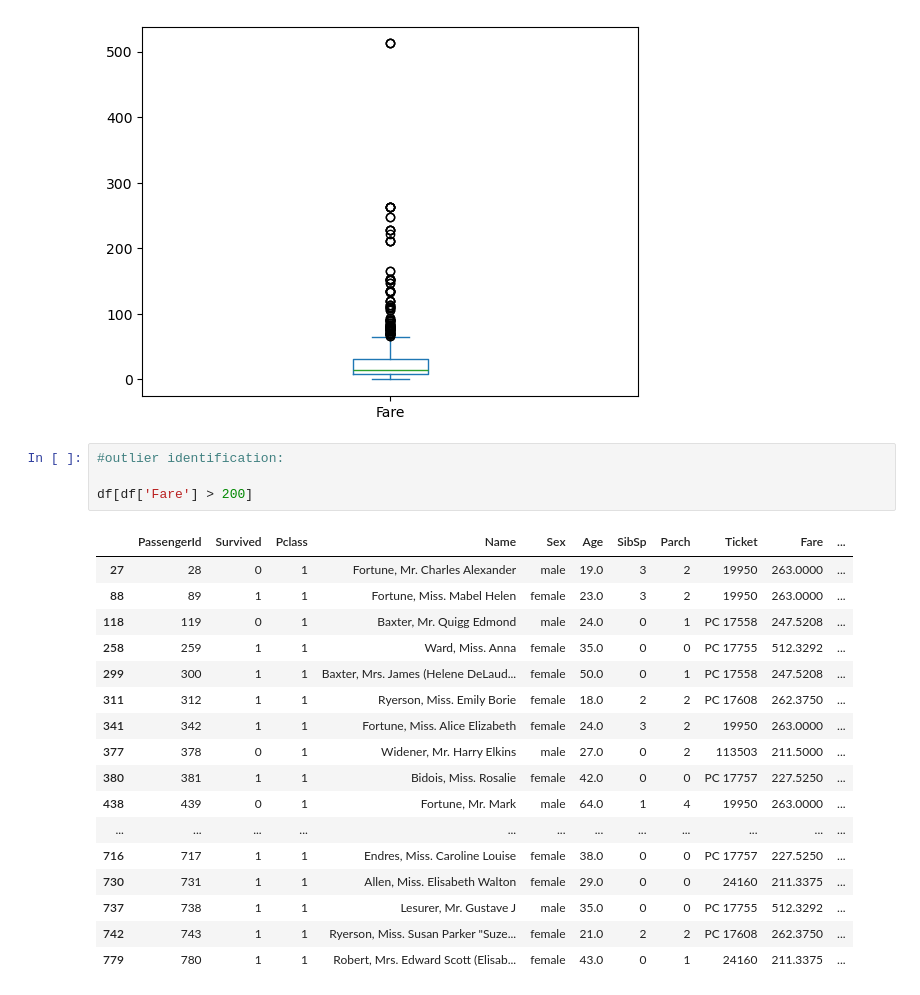
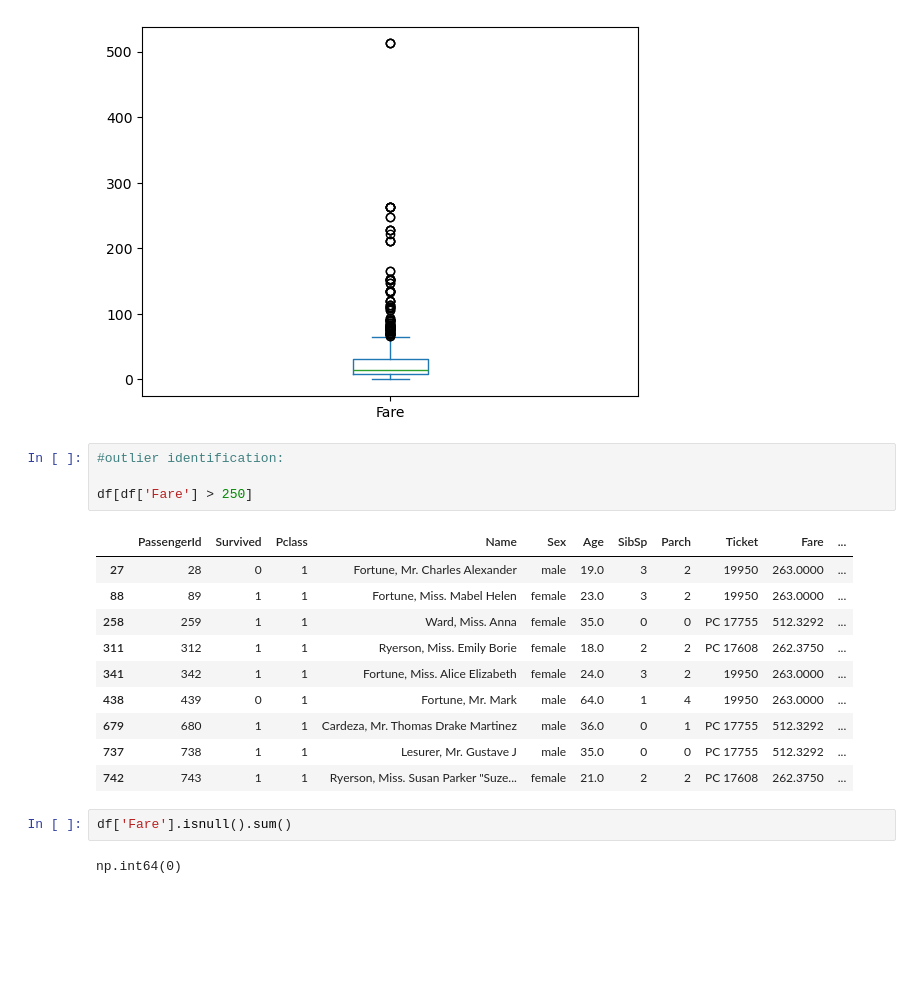
Before and after one commit to shubhammgits/Python-DS-AIML, a Jupyter notebook: DATA ANALYSIS/EDA/eda.ipynb, the cells around one changed output. Drawn from its saved outputs; the diff is of its cells as text; blank space fills up the shorter version.

```diff
--- a/DATA ANALYSIS/EDA/eda.ipynb
+++ b/DATA ANALYSIS/EDA/eda.ipynb
@@ -178,22 +178,19 @@ df['Fare'].plot(kind='box')
 # %%
 #outlier identification:
 
-df[df['Fare'] > 200]
+df[df['Fare'] > 250]
 # %% [output]
 |  | PassengerId | Survived | Pclass | Name | Sex | Age | SibSp | Parch | Ticket | Fare | ... |
 | 27 | 28 | 0 | 1 | Fortune, Mr. Charles Alexander | male | 19.0 | 3 | 2 | 19950 | 263.0000 | ... |
 | 88 | 89 | 1 | 1 | Fortune, Miss. Mabel Helen | female | 23.0 | 3 | 2 | 19950 | 263.0000 | ... |
-| 118 | 119 | 0 | 1 | Baxter, Mr. Quigg Edmond | male | 24.0 | 0 | 1 | PC 17558 | 247.5208 | ... |
 | 258 | 259 | 1 | 1 | Ward, Miss. Anna | female | 35.0 | 0 | 0 | PC 17755 | 512.3292 | ... |
-| 299 | 300 | 1 | 1 | Baxter, Mrs. James (Helene DeLaud... | female | 50.0 | 0 | 1 | PC 17558 | 247.5208 | ... |
 | 311 | 312 | 1 | 1 | Ryerson, Miss. Emily Borie | female | 18.0 | 2 | 2 | PC 17608 | 262.3750 | ... |
 | 341 | 342 | 1 | 1 | Fortune, Miss. Alice Elizabeth | female | 24.0 | 3 | 2 | 19950 | 263.0000 | ... |
-| 377 | 378 | 0 | 1 | Widener, Mr. Harry Elkins | male | 27.0 | 0 | 2 | 113503 | 211.5000 | ... |
-| 380 | 381 | 1 | 1 | Bidois, Miss. Rosalie | female | 42.0 | 0 | 0 | PC 17757 | 227.5250 | ... |
 | 438 | 439 | 0 | 1 | Fortune, Mr. Mark | male | 64.0 | 1 | 4 | 19950 | 263.0000 | ... |
-| ... | ... | ... | ... | ... | ... | ... | ... | ... | ... | ... | ... |
-| 716 | 717 | 1 | 1 | Endres, Miss. Caroline Louise | female | 38.0 | 0 | 0 | PC 17757 | 227.5250 | ... |
-| 730 | 731 | 1 | 1 | Allen, Miss. Elisabeth Walton | female | 29.0 | 0 | 0 | 24160 | 211.3375 | ... |
+| 679 | 680 | 1 | 1 | Cardeza, Mr. Thomas Drake Martinez | male | 36.0 | 0 | 1 | PC 17755 | 512.3292 | ... |
 | 737 | 738 | 1 | 1 | Lesurer, Mr. Gustave J | male | 35.0 | 0 | 0 | PC 17755 | 512.3292 | ... |
 | 742 | 743 | 1 | 1 | Ryerson, Miss. Susan Parker "Suze... | female | 21.0 | 2 | 2 | PC 17608 | 262.3750 | ... |
-| 779 | 780 | 1 | 1 | Robert, Mrs. Edward Scott (Elisab... | female | 43.0 | 0 | 1 | 24160 | 211.3375 | ... |
+# %%
+df['Fare'].isnull().sum()
+# %% [output]
+np.int64(0)
```
